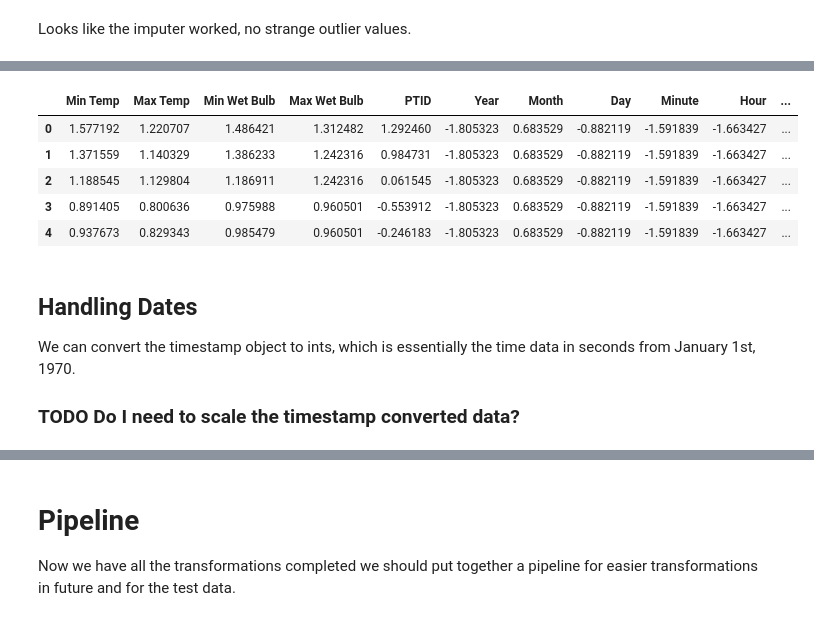
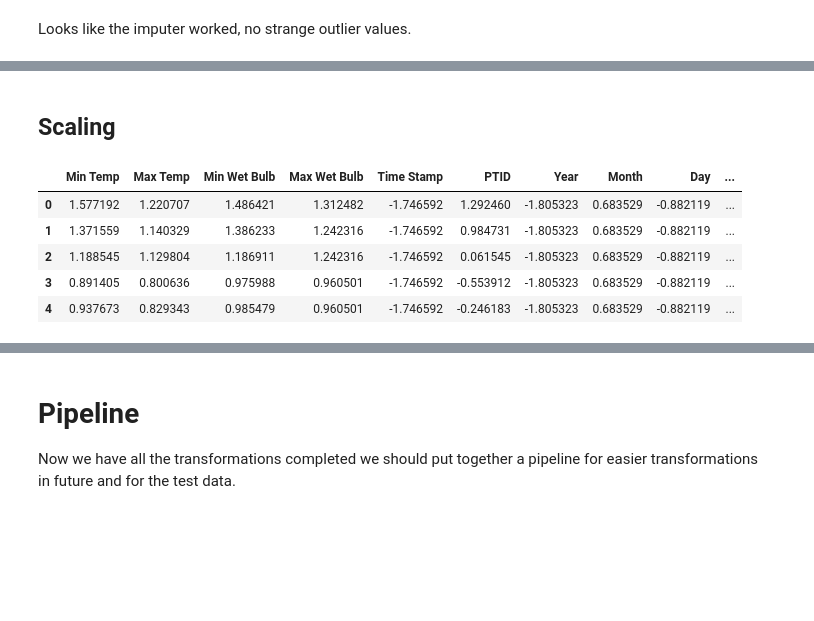
Before and after one commit to jmoro0408/Energy-Forecasting, a Jupyter notebook: scripts/7_modelling_preprocessing.ipynb, the cells around one changed output, grey strips where cells are left out. Drawn from its saved outputs; the diff is of its cells as text; code cells hidden in the pictures; blank space fills up the shorter version.

Commit message:
scaled timestamp data

```diff
--- a/scripts/7_modelling_preprocessing.ipynb
+++ b/scripts/7_modelling_preprocessing.ipynb
@@ -276,20 +275,17 @@ X_train_timestamp = X_train["Time Stamp"]
+# %% [markdown]
+## Scaling
 # %%
 transformer = StandardScaler()
-X_train_scaled = transformer.fit_transform(X_train_no_timestamp)
+X_train_scaled = transformer.fit_transform(X_train)
 # %%
-X_train_scaled_df = pd.DataFrame(X_train_scaled, columns=X_train_no_timestamp.columns)
-X_train_scaled_df = pd.concat([X_train_scaled_df, X_train_timestamp], axis=1)
-X_train_scaled_df.head()
+X_train_scaled_df = pd.DataFrame(X_train_scaled, columns=X_train.columns)
+X_train  = X_train_scaled_df.copy()
+del X_train_scaled
+X_train.head()
 # %% [output]
-|  | Min Temp | Max Temp | Min Wet Bulb | Max Wet Bulb | PTID | Year | Month | Day | Minute | Hour | ... |
-| 0 | 1.577192 | 1.220707 | 1.486421 | 1.312482 | 1.292460 | -1.805323 | 0.683529 | -0.882119 | -1.591839 | -1.663427 | ... |
-| 1 | 1.371559 | 1.140329 | 1.386233 | 1.242316 | 0.984731 | -1.805323 | 0.683529 | -0.882119 | -1.591839 | -1.663427 | ... |
-| 2 | 1.188545 | 1.129804 | 1.186911 | 1.242316 | 0.061545 | -1.805323 | 0.683529 | -0.882119 | -1.591839 | -1.663427 | ... |
-| 3 | 0.891405 | 0.800636 | 0.975988 | 0.960501 | -0.553912 | -1.805323 | 0.683529 | -0.882119 | -1.591839 | -1.663427 | ... |
-| 4 | 0.937673 | 0.829343 | 0.985479 | 0.960501 | -0.246183 | -1.805323 | 0.683529 | -0.882119 | -1.591839 | -1.663427 | ... |
+|  | Min Temp | Max Temp | Min Wet Bulb | Max Wet Bulb | Time Stamp | PTID | Year | Month | Day | ... |
+| 0 | 1.577192 | 1.220707 | 1.486421 | 1.312482 | -1.746592 | 1.292460 | -1.805323 | 0.683529 | -0.882119 | ... |
+| 1 | 1.371559 | 1.140329 | 1.386233 | 1.242316 | -1.746592 | 0.984731 | -1.805323 | 0.683529 | -0.882119 | ... |
+| 2 | 1.188545 | 1.129804 | 1.186911 | 1.242316 | -1.746592 | 0.061545 | -1.805323 | 0.683529 | -0.882119 | ... |
+| 3 | 0.891405 | 0.800636 | 0.975988 | 0.960501 | -1.746592 | -0.553912 | -1.805323 | 0.683529 | -0.882119 | ... |
+| 4 | 0.937673 | 0.829343 | 0.985479 | 0.960501 | -1.746592 | -0.246183 | -1.805323 | 0.683529 | -0.882119 | ... |
-# %% [markdown]
-## Handling Dates
-
-We can convert the timestamp object to ints, which is essentially the time data in seconds from January 1st, 1970.
-
-### TODO Do I need to scale the timestamp converted data?
```
Also changed, not shown: parts of 5 cells of this notebook.
